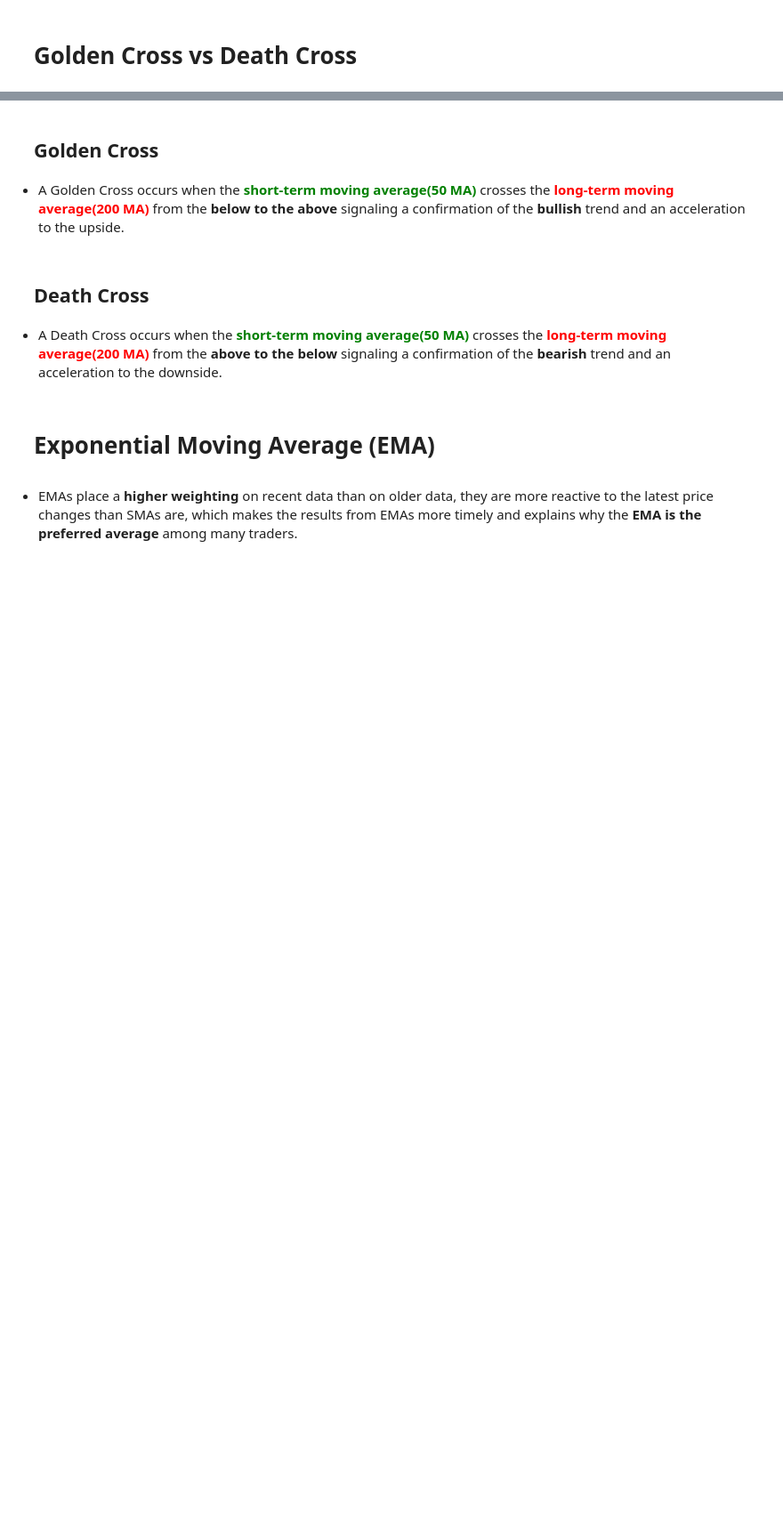
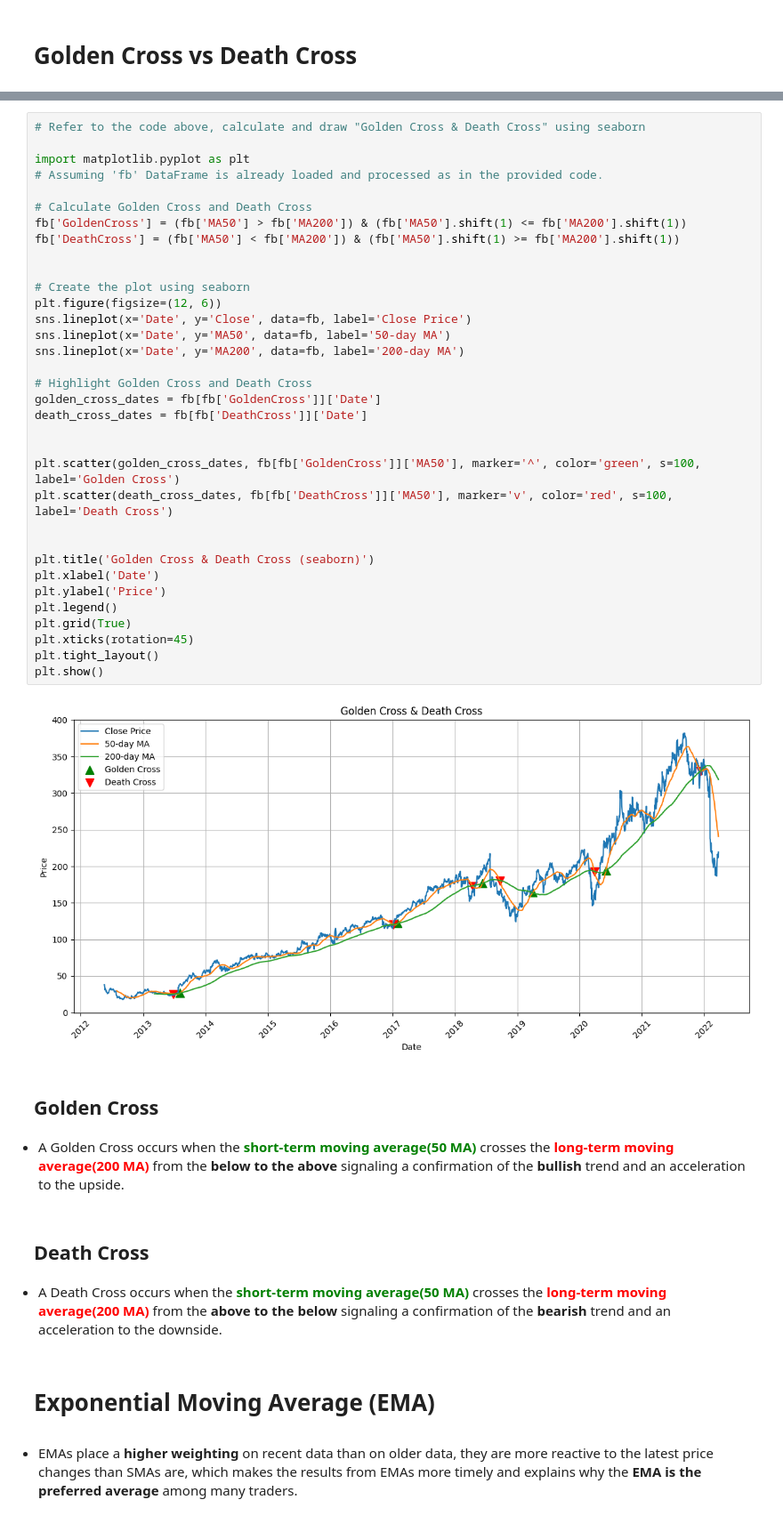
Before and after one commit to vuhung16au/MachineLearning-GenAI, a Jupyter notebook: StockPricePrediction/stock-price-prediction-using-lstm-analysis.ipynb, the cells around one changed output, grey strips where cells are left out. Shown at 89% size. Drawn from its saved outputs; the diff is of its cells as text; blank space fills up the shorter version.

```diff
--- a/StockPricePrediction/stock-price-prediction-using-lstm-analysis.ipynb
+++ b/StockPricePrediction/stock-price-prediction-using-lstm-analysis.ipynb
@@ -421,6 +440,42 @@ fig.update(layout_xaxis_rangeslider_visible=False)
 fig.show()
 # %% [output]
 [interactive output not drawn]
+# %%
+# Refer to the code above, calculate and draw "Golden Cross & Death Cross" using seaborn
+
+import matplotlib.pyplot as plt
+# Assuming 'fb' DataFrame is already loaded and processed as in the provided code.
+
+# Calculate Golden Cross and Death Cross
+fb['GoldenCross'] = (fb['MA50'] > fb['MA200']) & (fb['MA50'].shift(1) <= fb['MA200'].shift(1))
+fb['DeathCross'] = (fb['MA50'] < fb['MA200']) & (fb['MA50'].shift(1) >= fb['MA200'].shift(1))
+
+
+# Create the plot using seaborn
+plt.figure(figsize=(12, 6))
+sns.lineplot(x='Date', y='Close', data=fb, label='Close Price')
+sns.lineplot(x='Date', y='MA50', data=fb, label='50-day MA')
+sns.lineplot(x='Date', y='MA200', data=fb, label='200-day MA')
+
+# Highlight Golden Cross and Death Cross
+golden_cross_dates = fb[fb['GoldenCross']]['Date']
+death_cross_dates = fb[fb['DeathCross']]['Date']
+
+
+plt.scatter(golden_cross_dates, fb[fb['GoldenCross']]['MA50'], marker='^', color='green', s=100, label='Golden Cross')
+plt.scatter(death_cross_dates, fb[fb['DeathCross']]['MA50'], marker='v', color='red', s=100, label='Death Cross')
+
+
+plt.title('Golden Cross & Death Cross (seaborn)')
+plt.xlabel('Date')
+plt.ylabel('Price')
+plt.legend()
+plt.grid(True)
+plt.xticks(rotation=45)
+plt.tight_layout()
+plt.show()
+# %% [output]
+[figure, added]
 # %% [markdown]
 ## Golden Cross
 
```
Also changed, not shown: parts of 6 cells of this notebook.
